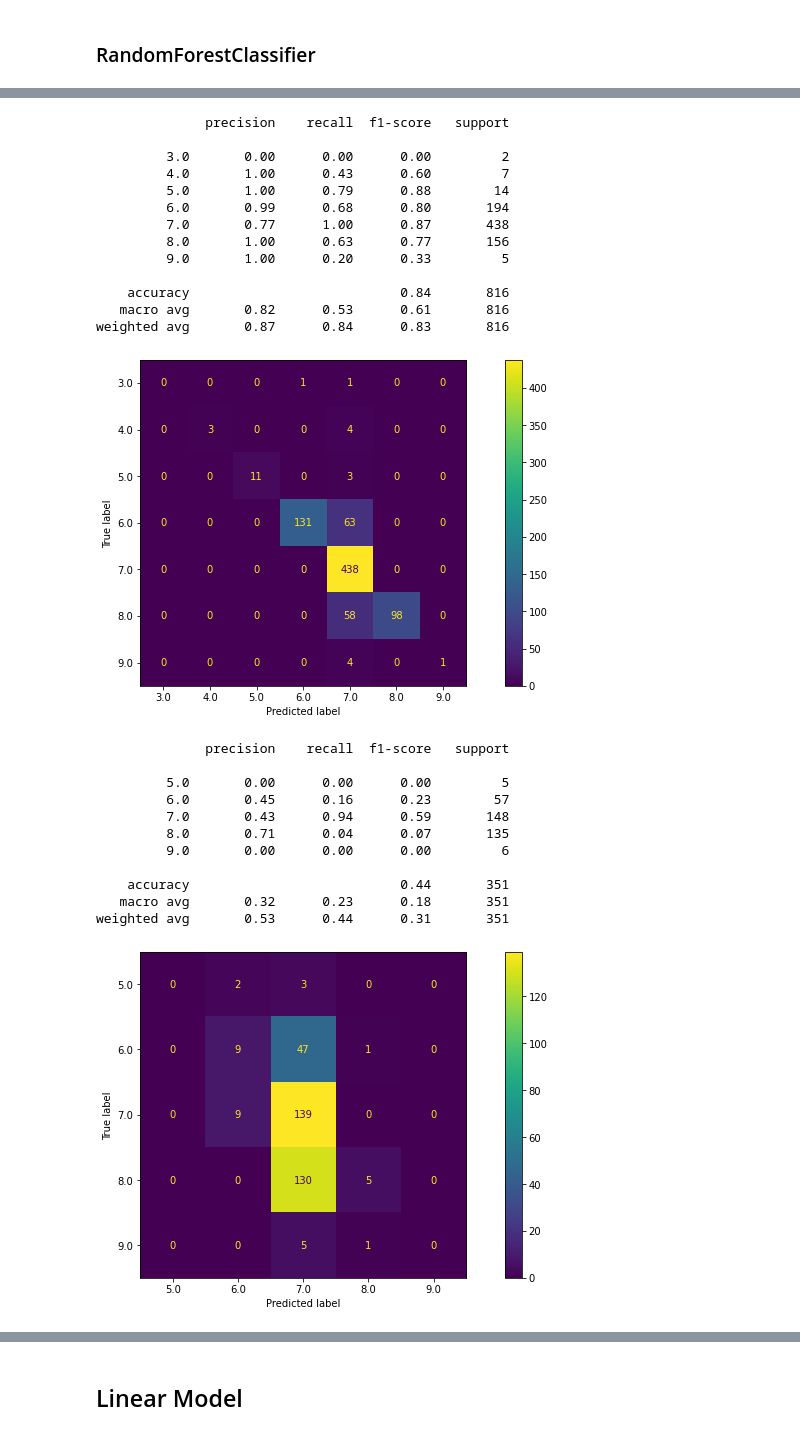
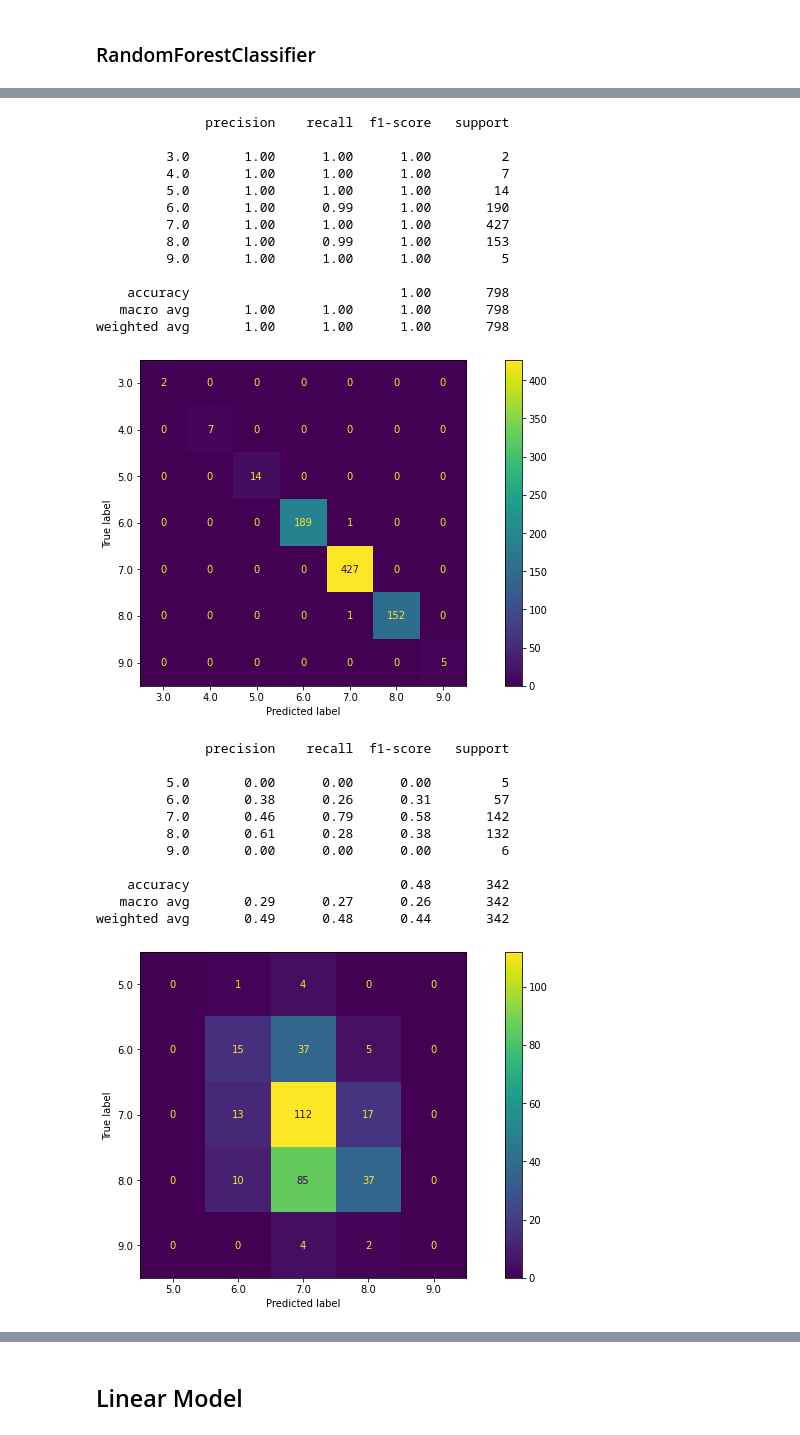
Before and after one commit to OlegBEZb/Data_Mining_assignment_1, a Jupyter notebook: Assignment_1.ipynb, the cells around one changed output, grey strips where cells are left out. Cells and saved outputs as stored; diff of their text form; code cells hidden in the pictures.

```diff
--- a/Assignment_1.ipynb
+++ b/Assignment_1.ipynb
@@ -398,6 +401,11 @@ pivoted_df.drop('trend', axis=1, inplace=True)
 # ordinal time encoding
 #enc = ce.OrdinalEncoder(cols=['time'])
 #pivoted_df = enc.fit_transform(pivoted_df)
+# %%
+# 2 NaN circumplex.valence
+# replace with 0 ????
+pivoted_df[pivoted_df['circumplex.valence'].isna()]
+pivoted_df.fillna(0, inplace=True)
 # %%
 pivoted_df.head(50)
 # %% [output]
@@ -476,7 +484,7 @@ pivoted_df['mood'].hist();
 # %%
-y = pivoted_df['mood']
+y = pivoted_df['mood_next']
 
-X_train, X_test, y_train, y_test = train_test_split(pivoted_df.drop(['mood', 'time', 'circumplex.arousal', 'circumplex.valence', 'day_name'], axis=1),
+X_train, X_test, y_train, y_test = train_test_split(pivoted_df.drop(['mood_next', 'time', 'day_name'], axis=1),
                                                     y, train_size=0.7, shuffle=False)
 # %% [markdown]
 ## Feature engineering
@@ -669,38 +680,49 @@ from sklearn.ensemble import RandomForestClassifier
+# %%
+features = ['mood',
+       'circumplex.arousal', 'circumplex.valence', 'activity',
+       'appCat.builtin', 'appCat.communication', 'appCat.entertainment',
+       'appCat.finance', 'appCat.game', 'appCat.office', 'appCat.other',
+       'appCat.social', 'appCat.travel', 'appCat.unknown', 'appCat.utilities',
+       'appCat.weather', 'call', 'screen', 'sms', 'asleep', 'active',
+       'missing_hour', 'mood_change', 'mood_prev1', 'day_num',
+       'sin(1,freq=W-SUN)', 'cos(1,freq=W-SUN)', 'sin(2,freq=W-SUN)',
+       'cos(2,freq=W-SUN)', 'sin(3,freq=W-SUN)', 'cos(3,freq=W-SUN)',
+       'screen_sum']
 # %%
-clf = RandomForestClassifier(max_depth=9)
-clf = clf.fit(X_train, y_train.round(0))
+clf = RandomForestClassifier(max_depth=15)
+clf = clf.fit(X_train[features], y_train.round(0))
 
-train_pred = clf.predict(X_train)
+train_pred = clf.predict(X_train[features])
 eval_clf(y_train.round(0), train_pred.round(0))
 # %% [output]
               precision    recall  f1-score   support
 
-         3.0       0.00      0.00      0.00         2
-         4.0       1.00      0.43      0.60         7
-         5.0       1.00      0.79      0.88        14
-         6.0       0.99      0.68      0.80       194
-         7.0       0.77      1.00      0.87       438
-         8.0       1.00      0.63      0.77       156
-         9.0       1.00      0.20      0.33         5
+         3.0       1.00      1.00      1.00         2
+         4.0       1.00      1.00      1.00         7
+         5.0       1.00      1.00      1.00        14
+         6.0       1.00      0.99      1.00       190
+         7.0       1.00      1.00      1.00       427
+         8.0       1.00      0.99      1.00       153
+         9.0       1.00      1.00      1.00         5
 
-    accuracy                           0.84       816
-   macro avg       0.82      0.53      0.61       816
-weighted avg       0.87      0.84      0.83       816
+    accuracy                           1.00       798
+   macro avg       1.00      1.00      1.00       798
+weighted avg       1.00      1.00      1.00       798
-[figure, old version]
+[figure, new version]
 # %%
-test_pred = clf.predict(X_test)
+test_pred = clf.predict(X_test[features])
 eval_clf(y_test.round(0), test_pred.round(0))
 # %% [output]
               precision    recall  f1-score   support
 
          5.0       0.00      0.00      0.00         5
-         6.0       0.45      0.16      0.23        57
-         7.0       0.43      0.94      0.59       148
-         8.0       0.71      0.04      0.07       135
+         6.0       0.38      0.26      0.31        57
+         7.0       0.46      0.79      0.58       142
+         8.0       0.61      0.28      0.38       132
          9.0       0.00      0.00      0.00         6
 
-    accuracy                           0.44       351
-   macro avg       0.32      0.23      0.18       351
-weighted avg       0.53      0.44      0.31       351
+    accuracy                           0.48       342
+   macro avg       0.29      0.27      0.26       342
+weighted avg       0.49      0.48      0.44       342
-[figure, old version]
+[figure, new version]
 # %%
```
Also changed, not shown: parts of 33 cells of this notebook.
